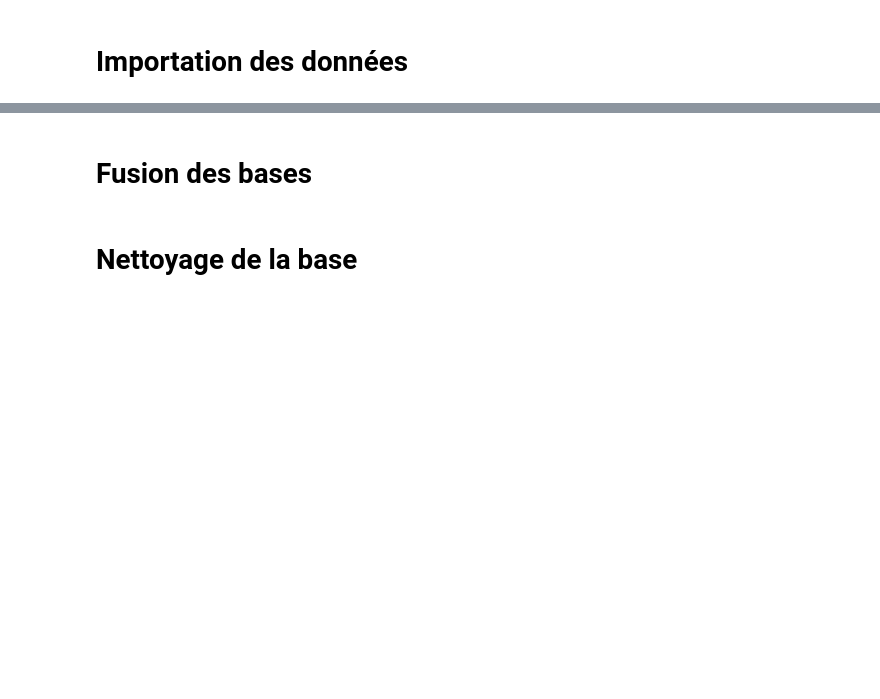
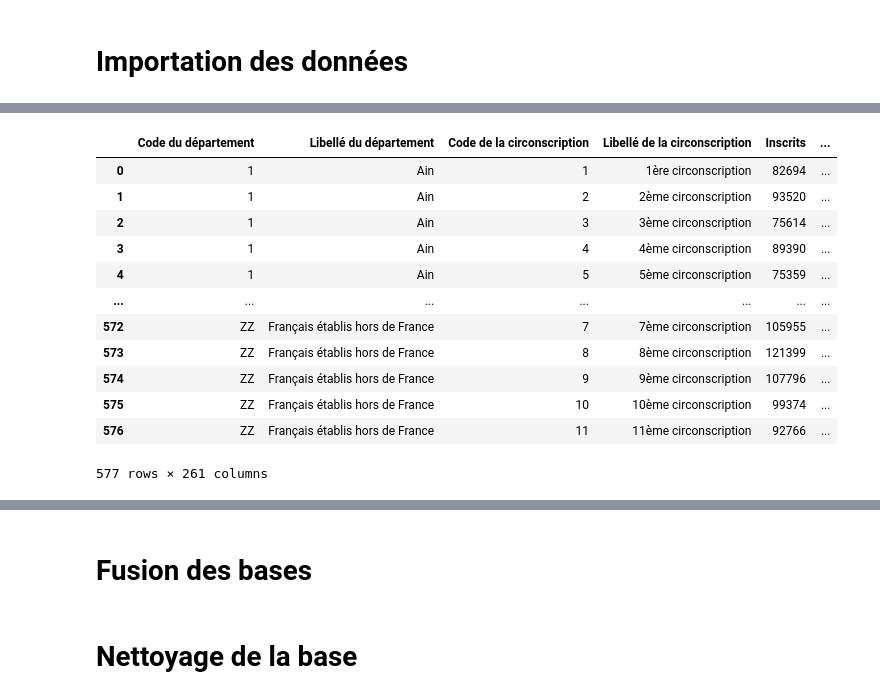
Before and after one commit to p-contamin/Prediction-de-l-activite-des-deputes-francais, a Jupyter notebook: 1. Rassemblement des données/Script circonscriptions .ipynb, the cells around one changed output, grey strips where cells are left out. Saved outputs shown, nothing was run; the diff lists cells and outputs as text; code cells hidden in the pictures; blank space fills up the shorter version.

```diff
--- a/1. Rassemblement des données/Script circonscriptions .ipynb
+++ b/1. Rassemblement des données/Script circonscriptions .ipynb
@@ -10 +26,17 @@ sociodemographie = pd.read_excel('https://www.insee.fr/fr/statistiques/fichier/2
+# %%
+circo_leg1
+# %% [output]
+|  | Code du département | Libellé du département | Code de la circonscription | Libellé de la circonscription | Inscrits | ... |
+| 0 | 1 | Ain | 1 | 1ère circonscription | 82694 | ... |
+| 1 | 1 | Ain | 2 | 2ème circonscription | 93520 | ... |
+| 2 | 1 | Ain | 3 | 3ème circonscription | 75614 | ... |
+| 3 | 1 | Ain | 4 | 4ème circonscription | 89390 | ... |
+| 4 | 1 | Ain | 5 | 5ème circonscription | 75359 | ... |
+| ... | ... | ... | ... | ... | ... | ... |
+| 572 | ZZ | Français établis hors de France | 7 | 7ème circonscription | 105955 | ... |
+| 573 | ZZ | Français établis hors de France | 8 | 8ème circonscription | 121399 | ... |
+| 574 | ZZ | Français établis hors de France | 9 | 9ème circonscription | 107796 | ... |
+| 575 | ZZ | Français établis hors de France | 10 | 10ème circonscription | 99374 | ... |
+| 576 | ZZ | Français établis hors de France | 11 | 11ème circonscription | 92766 | ... |
+577 rows × 261 columns
 # %%
```
Also changed, not shown: parts of 19 cells of this notebook.
